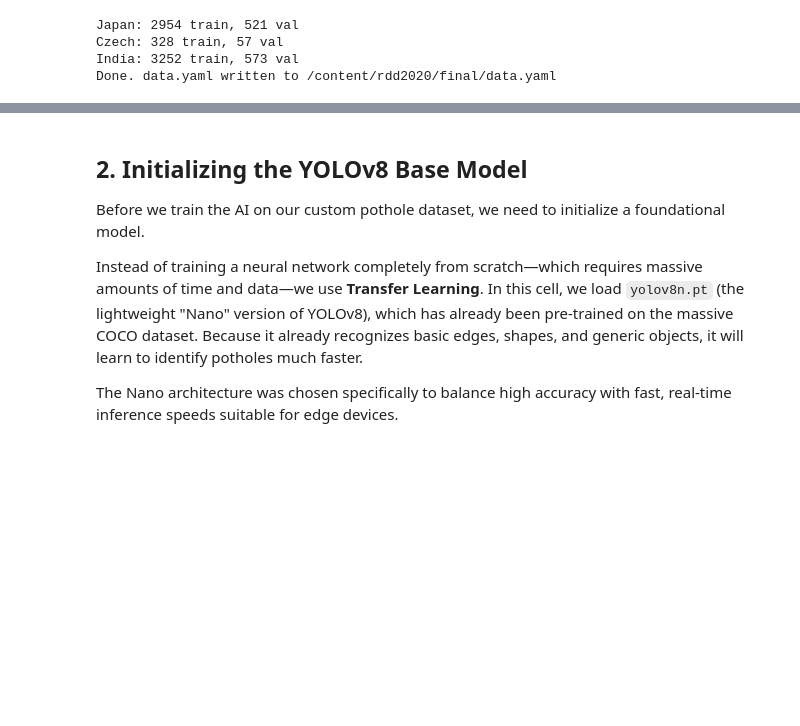
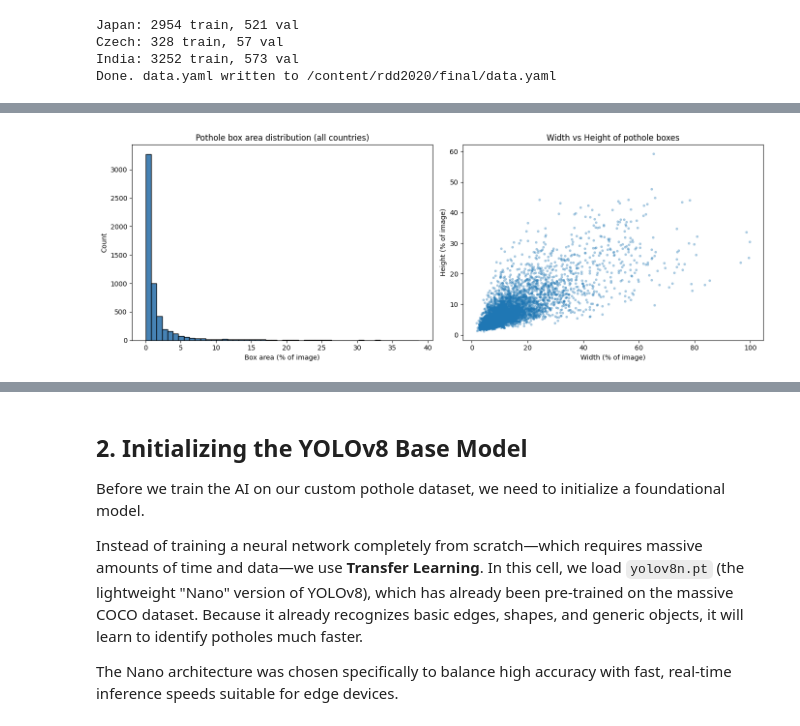
Before and after one commit to kibwale/nipe_macho, a Jupyter notebook: notebooks/testing_new_data.ipynb, the cells around one changed output, grey strips where cells are left out. Cells and saved outputs as stored; diff of their text form; code cells hidden in the pictures; blank space fills up the shorter version.

```diff
--- a/notebooks/testing_new_data.ipynb
+++ b/notebooks/testing_new_data.ipynb
@@ -365,0 +501,84 @@ dataset = project.version(1).download("yolov8")
+# %%
+import matplotlib.pyplot as plt
+from pathlib import Path
+from collections import defaultdict
+
+DRIVE_ROOT = "/content/rdd2020"
+
+sizes = []          # (width_pct, height_pct, area_pct) per box
+countries_list = []  # matching country label per box
+
+def get_country(filename):
+    # filenames are prefixed like Japan_..., Czech_..., India_..., Kenya_...
+    for c in ["Japan", "Czech", "India", "Kenya"]:
+        if filename.startswith(c + "_"):
+            return c
+    return "Unknown"
+
+for split in ["train", "val"]:
+    lbl_dir = Path(f"{DRIVE_ROOT}/final/{split}/labels")
+    if not lbl_dir.exists():
+        continue
+    for f in lbl_dir.glob("*.txt"):
+        country = get_country(f.name)
+        with open(f) as fh:
+            for line in fh:
+                parts = line.split()
+                if len(parts) != 5:
+                    continue
+                _, xc, yc, w, h = map(float, parts)
+                sizes.append((w * 100, h * 100, w * h * 100))
+                countries_list.append(country)
+
+widths = [s[0] for s in sizes]
+heights = [s[1] for s in sizes]
+areas = [s[2] for s in sizes]
+
+print(f"Total pothole boxes (final dataset): {len(sizes)}")
+print(f"Width  (% of image): mean={sum(widths)/len(widths):.1f}%, min={min(widths):.1f}%, max={max(widths):.1f}%")
+print(f"Height (% of image): mean={sum(heights)/len(heights):.1f}%, min={min(heights):.1f}%, max={max(heights):.1f}%")
+print(f"Area   (% of image): mean={sum(areas)/len(areas):.1f}%, min={min(areas):.1f}%, max={max(areas):.1f}%")
+
+small = sum(1 for a in areas if a < 1)
+medium = sum(1 for a in areas if 1 <= a < 9)
+large = sum(1 for a in areas if a >= 9)
+
+print(f"\nSmall boxes (<1% area):  {small} ({small/len(areas)*100:.1f}%)")
+print(f"Medium boxes (1-9%):     {medium} ({medium/len(areas)*100:.1f}%)")
+print(f"Large boxes (>9%):       {large} ({large/len(areas)*100:.1f}%)")
+
+# Per-country breakdown
+print("\n--- Per-country box counts and mean area ---")
+by_country = defaultdict(list)
+for c, a in zip(countries_list, areas):
+    by_country[c].append(a)
+
+for c, vals in by_country.items():
+    print(f"{c}: {len(vals)} boxes, mean area={sum(vals)/len(vals):.2f}%, "
+          f"small={sum(1 for v in vals if v<1)/len(vals)*100:.1f}%")
+
+# Overall histograms
+fig, axes = plt.subplots(1, 2, figsize=(14, 5))
+axes[0].hist(areas, bins=50, color='steelblue', edgecolor='black')
+axes[0].set_xlabel("Box area (% of image)")
+axes[0].set_ylabel("Count")
+axes[0].set_title("Pothole box area distribution (all countries)")
+
+axes[1].scatter(widths, heights, alpha=0.3, s=8)
+axes[1].set_xlabel("Width (% of image)")
+axes[1].set_ylabel("Height (% of image)")
+axes[1].set_title("Width vs Height of pothole boxes")
+plt.tight_layout()
+plt.show()
+
+# Per-country area histograms, overlaid
+fig, ax = plt.subplots(figsize=(10, 6))
+for c, vals in by_country.items():
+    ax.hist(vals, bins=30, alpha=0.5, label=c, density=True)
+ax.set_xlabel("Box area (% of image)")
+ax.set_ylabel("Density")
+ax.set_title("Box area distribution by country")
+ax.legend()
+plt.tight_layout()
+plt.show()
+# %% [output]
@@ -365,0 +598 @@ dataset = project.version(1).download("yolov8")
+[figure, added]
```
Also changed, not shown: parts of 16 cells of this notebook.
